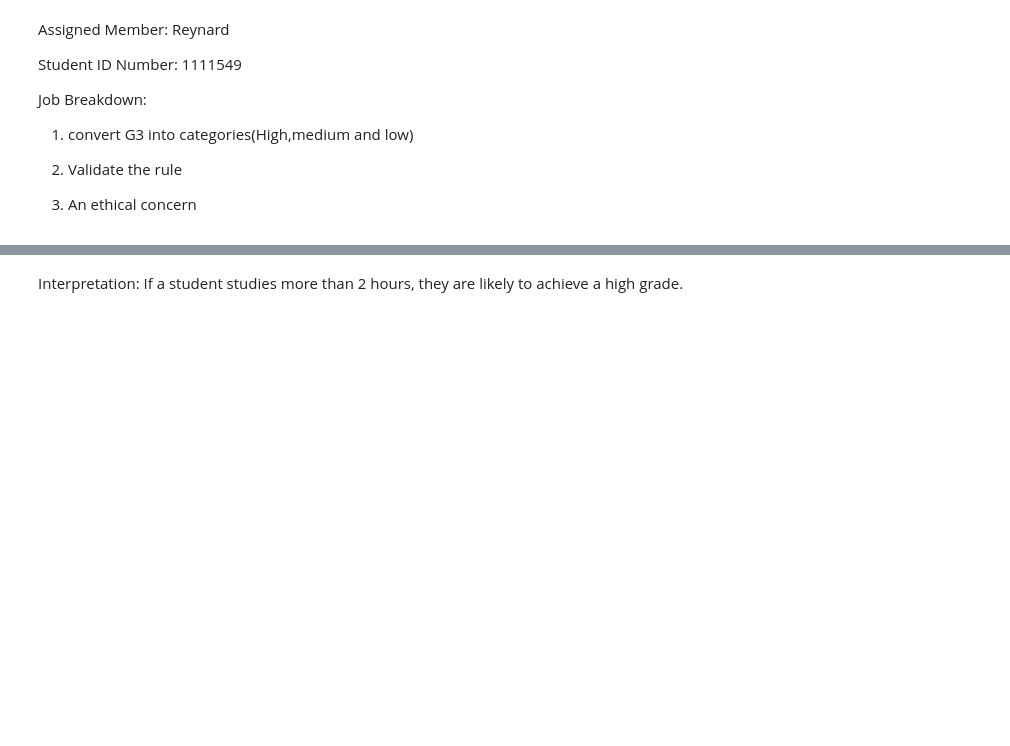
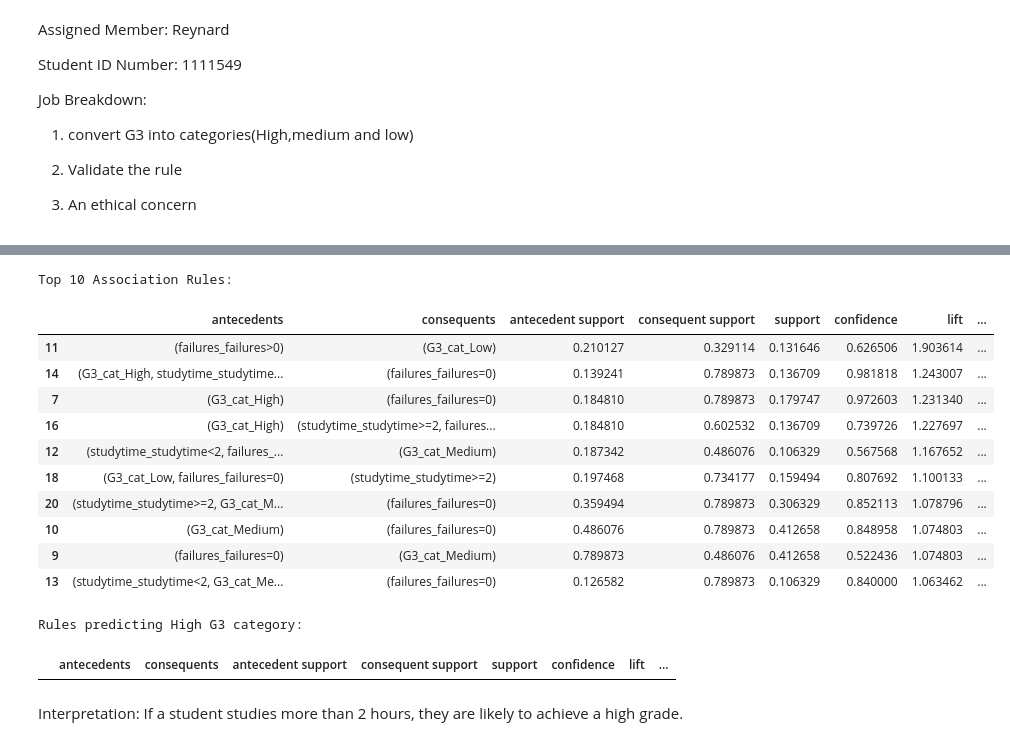
Before and after one commit to Mlandvweni/Mlandvwen, a Jupyter notebook: Mid_Term_Exam.ipynb, the cells around one changed output, grey strips where cells are left out. Cells and saved outputs as stored; diff of their text form; code cells hidden in the pictures; blank space fills up the shorter version.

```diff
--- a/Mid_Term_Exam.ipynb
+++ b/Mid_Term_Exam.ipynb
@@ -399,6 +433,32 @@ from mlxtend.frequent_patterns import apriori, association_rules
 
 frequent_itemsets = apriori(encoded_data, min_support=0.1, use_colnames=True)
 rules = association_rules(frequent_itemsets, metric='confidence', min_threshold=0.5)
+# %%
+rules = association_rules(frequent_itemsets, metric='confidence', min_threshold=0.5)
+# %%
+# Top 10 rules
+print("Top 10 Association Rules:")
+display(rules.sort_values(by='lift', ascending=False).head(10))
+# %% [output]
+Top 10 Association Rules:
+|  | antecedents | consequents | antecedent support | consequent support | support | confidence | lift | ... |
+| 11 | (failures_failures>0) | (G3_cat_Low) | 0.210127 | 0.329114 | 0.131646 | 0.626506 | 1.903614 | ... |
+| 14 | (G3_cat_High, studytime_studytime... | (failures_failures=0) | 0.139241 | 0.789873 | 0.136709 | 0.981818 | 1.243007 | ... |
+| 7 | (G3_cat_High) | (failures_failures=0) | 0.184810 | 0.789873 | 0.179747 | 0.972603 | 1.231340 | ... |
+| 16 | (G3_cat_High) | (studytime_studytime>=2, failures... | 0.184810 | 0.602532 | 0.136709 | 0.739726 | 1.227697 | ... |
+| 12 | (studytime_studytime<2, failures_... | (G3_cat_Medium) | 0.187342 | 0.486076 | 0.106329 | 0.567568 | 1.167652 | ... |
+| 18 | (G3_cat_Low, failures_failures=0) | (studytime_studytime>=2) | 0.197468 | 0.734177 | 0.159494 | 0.807692 | 1.100133 | ... |
+| 20 | (studytime_studytime>=2, G3_cat_M... | (failures_failures=0) | 0.359494 | 0.789873 | 0.306329 | 0.852113 | 1.078796 | ... |
+| 10 | (G3_cat_Medium) | (failures_failures=0) | 0.486076 | 0.789873 | 0.412658 | 0.848958 | 1.074803 | ... |
+| 9 | (failures_failures=0) | (G3_cat_Medium) | 0.789873 | 0.486076 | 0.412658 | 0.522436 | 1.074803 | ... |
+| 13 | (studytime_studytime<2, G3_cat_Me... | (failures_failures=0) | 0.126582 | 0.789873 | 0.106329 | 0.840000 | 1.063462 | ... |
+# %%
+high_rules = rules[rules['consequents'].astype(str).str.contains('G3_cat_High')]
+print("Rules predicting High G3 category:")
+display(high_rules.sort_values(by='lift', ascending=False))
+# %% [output]
+Rules predicting High G3 category:
+|  | antecedents | consequents | antecedent support | consequent support | support | confidence | lift | ... |
 # %% [markdown]
 Interpretation: If a student studies more than 2 hours, they are likely to achieve a high grade.
 # %% [markdown]
```
Also changed, not shown: parts of 6 cells of this notebook.
